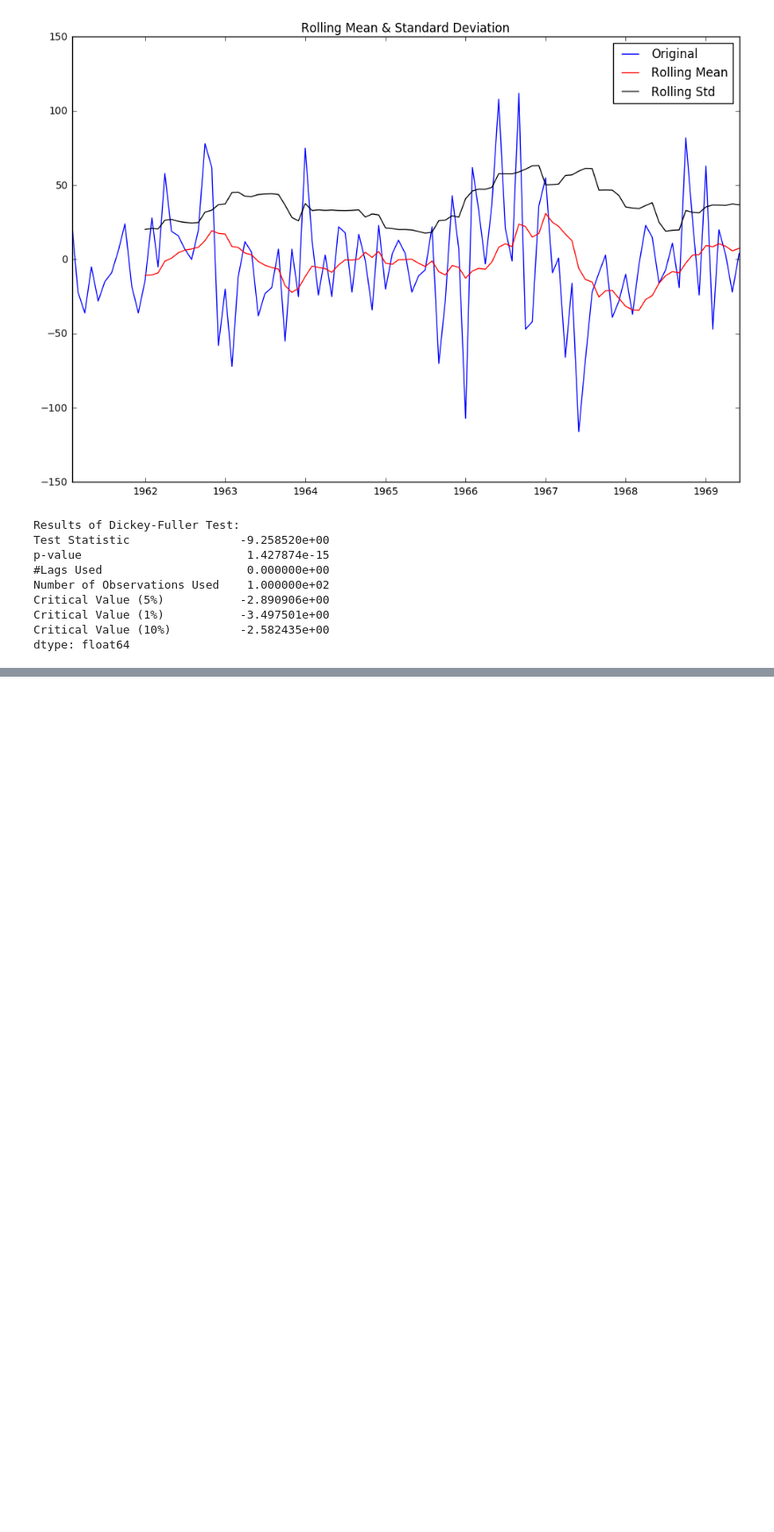
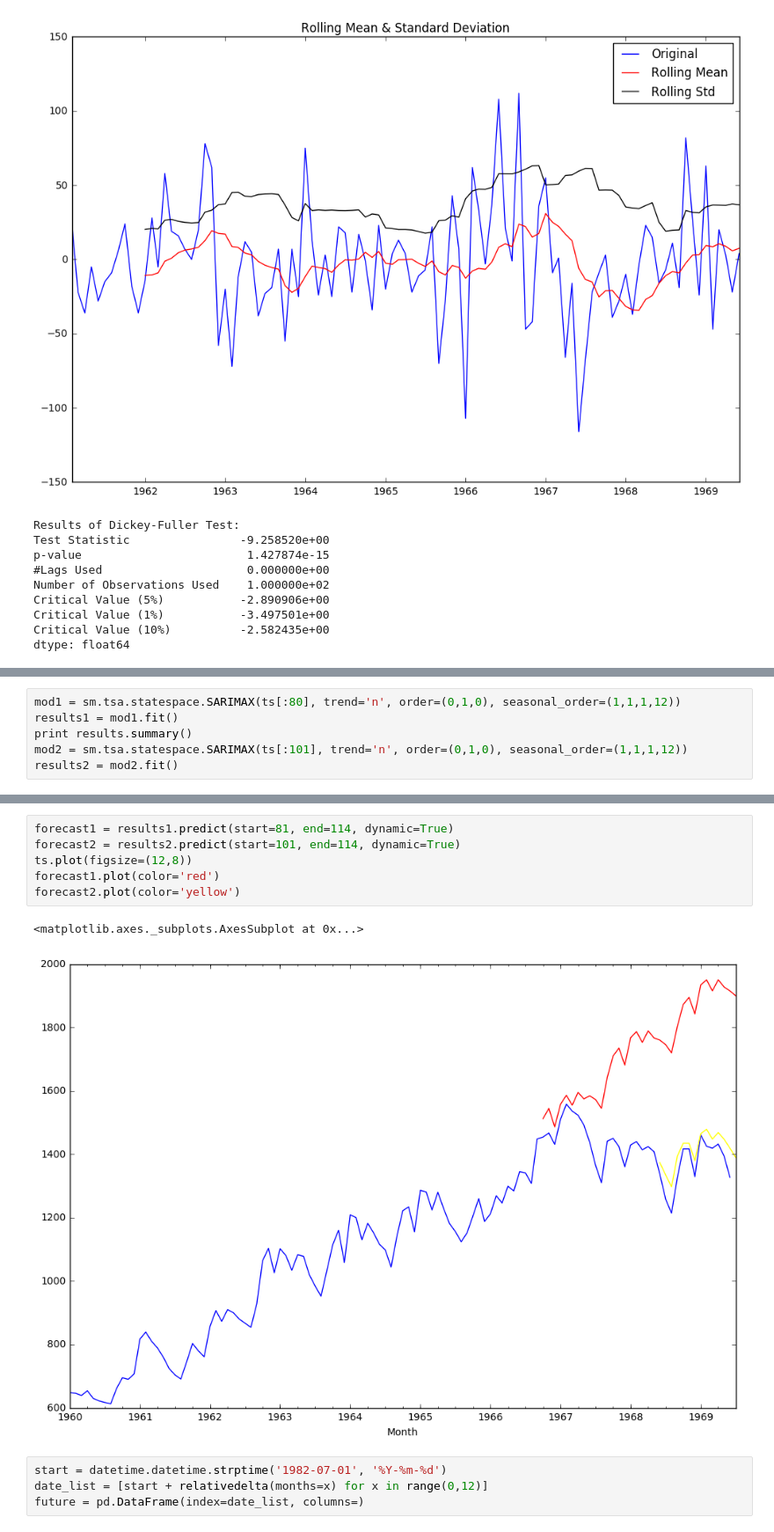
Before and after one commit to WillySchu/pyDataMining, a Jupyter notebook: ARIMA tutorial.ipynb, the cells around one changed output, grey strips where cells are left out. Shown at 88% size. Drawn from its saved outputs; the diff is of its cells as text; blank space fills up the shorter version.

```diff
--- a/ARIMA tutorial.ipynb
+++ b/ARIMA tutorial.ipynb
@@ -139,0 +150,6 @@ dtype: float64
+# %%
+mod1 = sm.tsa.statespace.SARIMAX(ts[:80], trend='n', order=(0,1,0), seasonal_order=(1,1,1,12))
+results1 = mod1.fit()
+print results.summary()
+mod2 = sm.tsa.statespace.SARIMAX(ts[:101], trend='n', order=(0,1,0), seasonal_order=(1,1,1,12))
+results2 = mod2.fit()
@@ -139,0 +174,13 @@ dtype: float64
+# %%
+forecast1 = results1.predict(start=81, end=114, dynamic=True)
+forecast2 = results2.predict(start=101, end=114, dynamic=True)
+ts.plot(figsize=(12,8))
+forecast1.plot(color='red')
+forecast2.plot(color='yellow')
+# %% [output]
+<matplotlib.axes._subplots.AxesSubplot at 0x...>
+[figure, added]
+# %%
+start = datetime.datetime.strptime('1982-07-01', '%Y-%m-%d')
+date_list = [start + relativedelta(months=x) for x in range(0,12)]
+future = pd.DataFrame(index=date_list, columns=)
```
Also changed, not shown: parts of 4 cells of this notebook.
